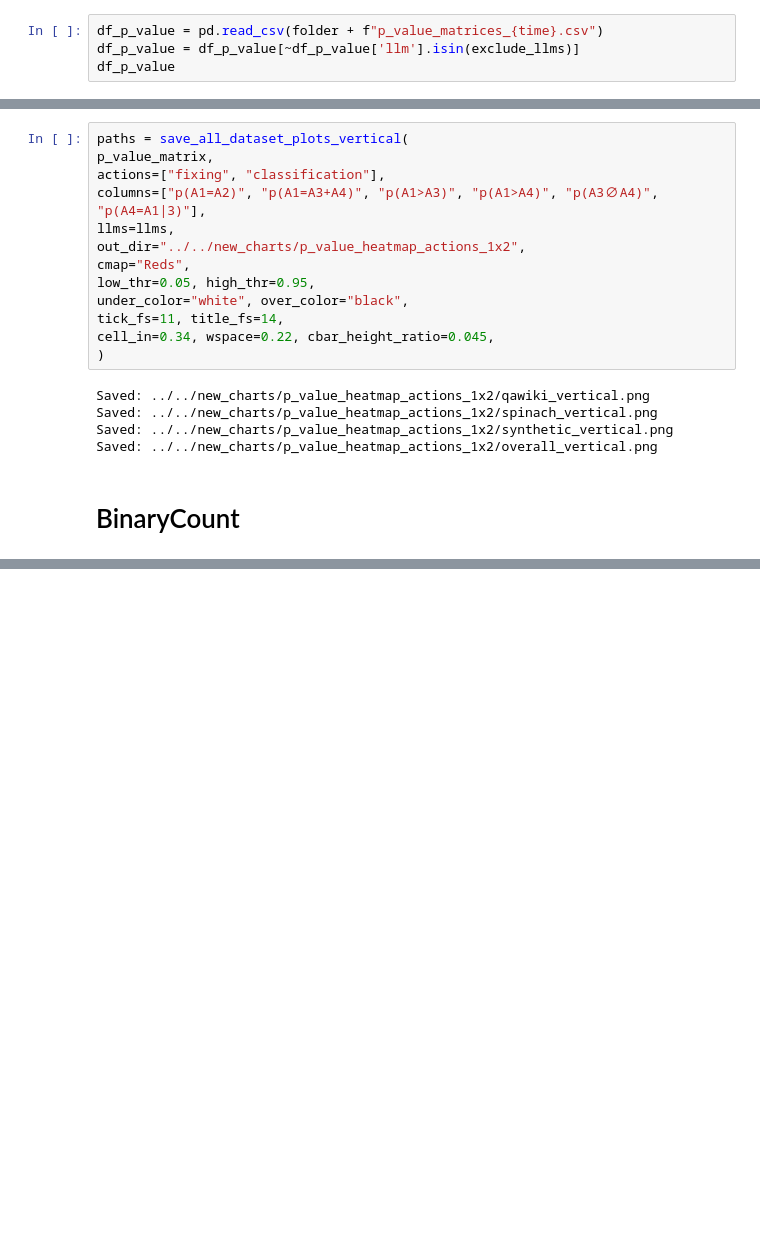
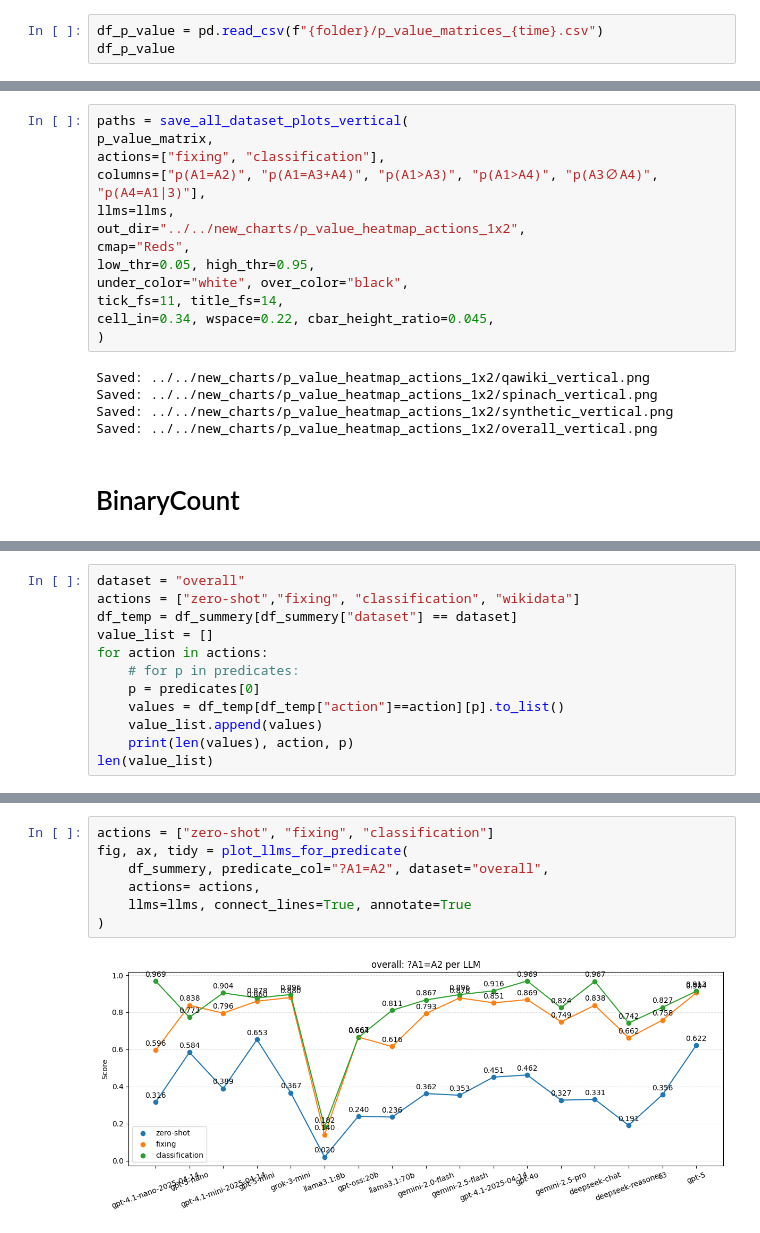
Before and after one commit to GabrieleT0/Answer-Set-Consistency-of-LLMs-For-QA, a Jupyter notebook: src/visualization/visualize.ipynb, the cells around one changed output, grey strips where cells are left out. Saved outputs shown, nothing was run; the diff lists cells and outputs as text; blank space fills up the shorter version.

Commit message:
update answers and plots

```diff
--- a/src/visualization/visualize.ipynb
+++ b/src/visualization/visualize.ipynb
@@ -46,8 +67,7 @@ df_relation
 | 319 | o3 | overall | R(1-34) | Equivalence | 0.9356(421) | 450 | 0.9356(421) | 0.0200(9) | 0.0356(16) | 0.0000(0) | ... |
 320 rows × 13 columns
 # %%
-df_p_value = pd.read_csv(folder + f"p_value_matrices_{time}.csv")
-df_p_value = df_p_value[~df_p_value['llm'].isin(exclude_llms)]
+df_p_value = pd.read_csv(f"{folder}/p_value_matrices_{time}.csv")
 df_p_value
 # %% [output]
 |  | action | dataset | predicate | llm | deepseek-chat | gemini-2.0-flash | gemini-2.5-flash | ... |
@@ -1061,0 +1086,12 @@ Saved: ../../new_charts/p_value_heatmap_actions_1x2/overall_vertical.png
+# %%
+dataset = "overall"
+actions = ["zero-shot","fixing", "classification", "wikidata"]
+df_temp = df_summery[df_summery["dataset"] == dataset]
+value_list = []
+for action in actions:
+    # for p in predicates:
+    p = predicates[0]
+    values = df_temp[df_temp["action"]==action][p].to_list()
+    value_list.append(values)
+    print(len(values), action, p)
+len(value_list)
@@ -1061,0 +1234,9 @@ Saved: ../../new_charts/p_value_heatmap_actions_1x2/overall_vertical.png
+# %%
+actions = ["zero-shot", "fixing", "classification"]
+fig, ax, tidy = plot_llms_for_predicate(
+    df_summery, predicate_col="?A1=A2", dataset="overall",
+    actions= actions,
+    llms=llms, connect_lines=True, annotate=True
+)
+# %% [output]
+[figure, added]
```
Also changed, not shown: parts of 10 cells of this notebook, 28 other files.
